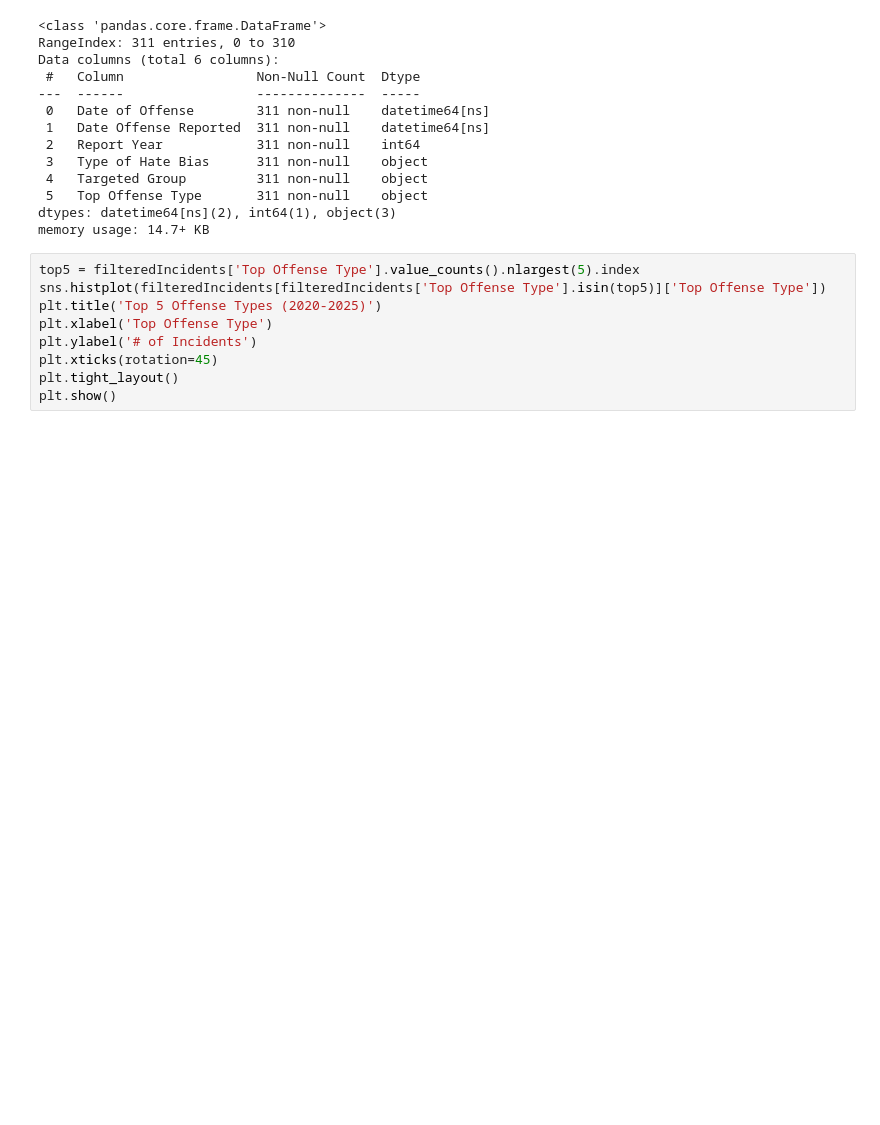
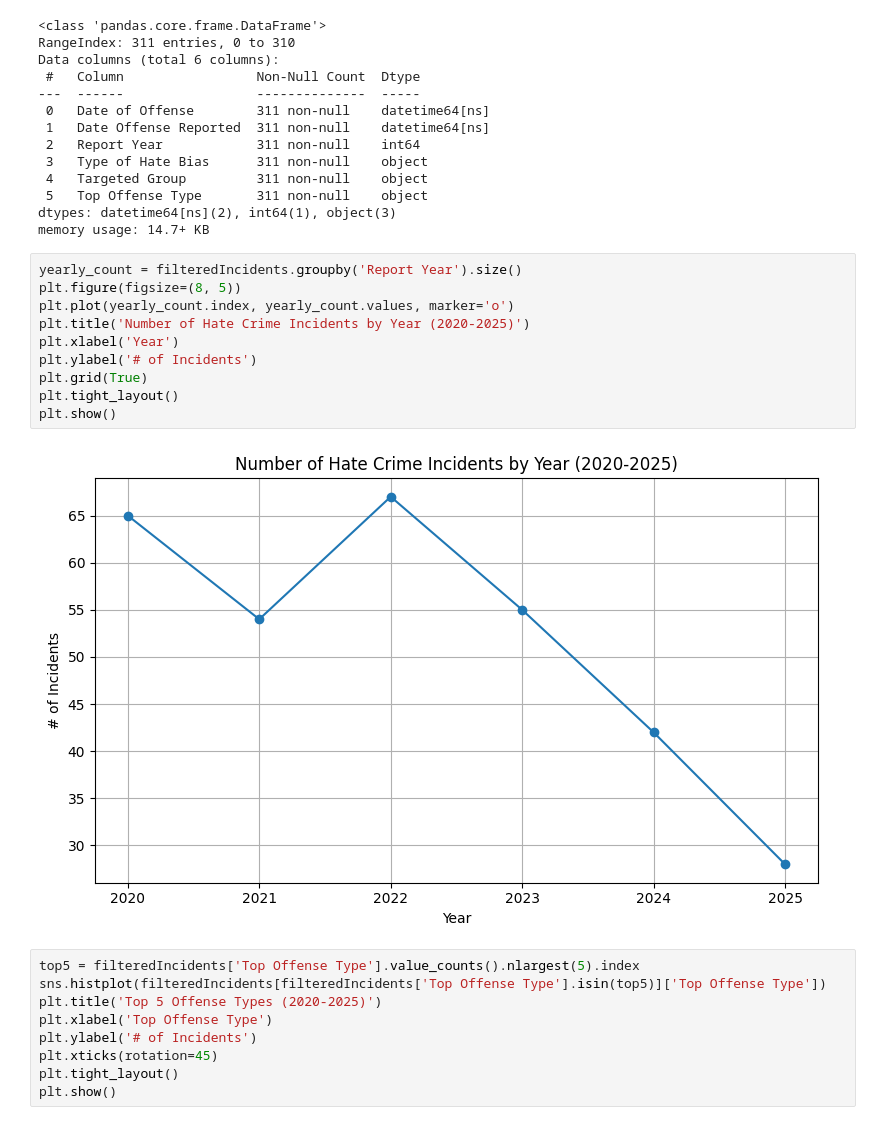
Before and after one commit to amarinmcg/datacampprojectpractices, a Jupyter notebook: hatecrimeanalysis/hatecrimeanalysis.ipynb, the cells around one changed output. Saved outputs shown, nothing was run; the diff lists cells and outputs as text; blank space fills up the shorter version.

Commit message:
create data visualizations for analysis

```diff
--- a/hatecrimeanalysis/hatecrimeanalysis.ipynb
+++ b/hatecrimeanalysis/hatecrimeanalysis.ipynb
@@ -250,6 +250,18 @@ Data columns (total 6 columns):
  5   Top Offense Type       311 non-null    object
 dtypes: datetime64[ns](2), int64(1), object(3)
 memory usage: 14.7+ KB
+# %%
+yearly_count = filteredIncidents.groupby('Report Year').size()
+plt.figure(figsize=(8, 5))
+plt.plot(yearly_count.index, yearly_count.values, marker='o')
+plt.title('Number of Hate Crime Incidents by Year (2020-2025)')
+plt.xlabel('Year')
+plt.ylabel('# of Incidents')
+plt.grid(True)
+plt.tight_layout()
+plt.show()
+# %% [output]
+[figure, added]
 # %%
 top5 = filteredIncidents['Top Offense Type'].value_counts().nlargest(5).index
 sns.histplot(filteredIncidents[filteredIncidents['Top Offense Type'].isin(top5)]['Top Offense Type'])
```
Also changed, not shown: parts of 2 cells of this notebook.
